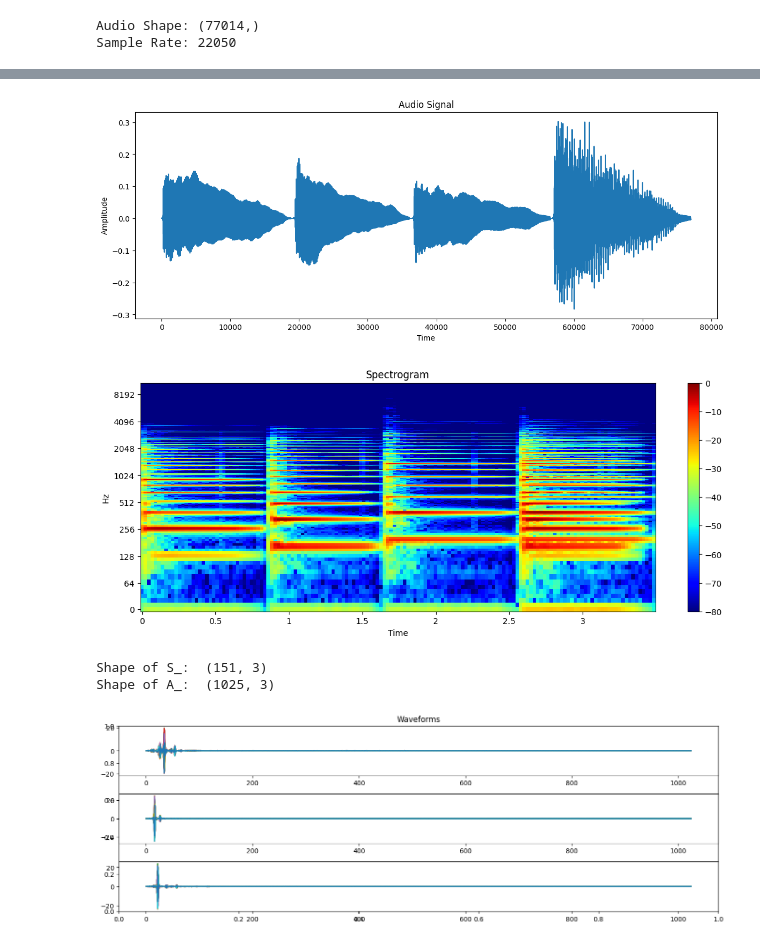
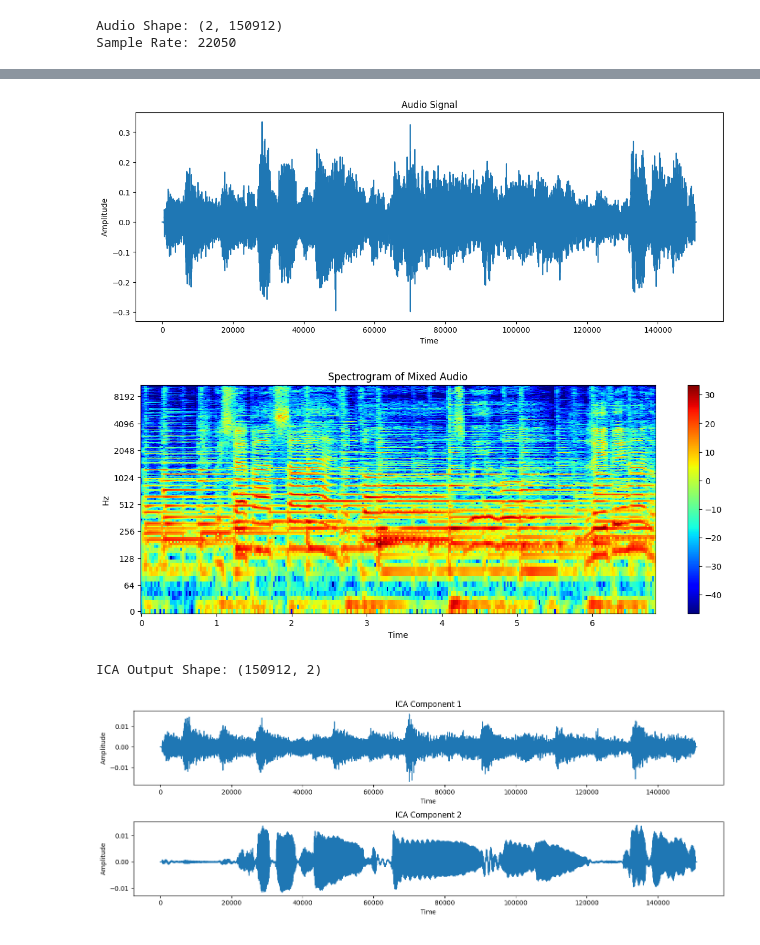
Before and after one commit to alexliebig/UnmaskingTheMelodies, a Jupyter notebook: sharad/ica.ipynb, the cells around one changed output, grey strips where cells are left out. Saved outputs shown, nothing was run; the diff lists cells and outputs as text; code cells hidden in the pictures.

```diff
--- a/sharad/ica.ipynb
+++ b/sharad/ica.ipynb
@@ -11,26 +9,30 @@ from scipy.signal import butter, filtfilt
 import warnings
 warnings.filterwarnings('ignore')
 # %%
-filename = '../SampleWavFiles/piano_mix.wav'
-audio, sr = librosa.load(filename)
-num_sources = 3
+filename = '../SampleWavFiles/combined.wav'
+
+# Load the audio file
+audio, sr = librosa.load(filename, mono=False)
+num_sources = 2
 
 print('Audio Shape:', audio.shape)
 print('Sample Rate:', sr)
 # %% [output]
-Audio Shape: (77014,)
+Audio Shape: (2, 150912)
 Sample Rate: 22050
 # %%
 ipd.Audio(audio, rate=sr)
 # %% [output]
 [interactive output not drawn]
 # %%
-# Plot the audio signal
+# Plot the audio
+plotting_audio = np.sum(audio, axis=0)
+
 plt.figure(figsize=(14, 5))
-plt.plot(audio)
+plt.plot(plotting_audio)
 plt.title('Audio Signal')
 plt.xlabel('Time')
 plt.ylabel('Amplitude')
 plt.show()
 # %% [output]
-[figure, old version]
+[figure, new version]
@@ -61,26 +39,11 @@ def butter_bandpass_filter(audio, lowcut, highcut, sr, order=5):
 # %%
-# Plot the spectrogram
-X = librosa.stft(audio)
-Xdb = librosa.amplitude_to_db(abs(X), ref=np.max)
+# Plot the audio file spectrogram
+X = librosa.stft(plotting_audio)
+Xdb = librosa.amplitude_to_db(abs(X))
 plt.figure(figsize=(14, 5))
-librosa.display.specshow(Xdb, sr=sr, x_axis ='time', y_axis='log', cmap= matplotlib.cm.jet)
+librosa.display.specshow(Xdb, sr=sr, x_axis='time', y_axis='log', cmap=matplotlib.cm.jet)
+plt.title('Spectrogram of Mixed Audio')
 plt.colorbar()
-plt.title('Spectrogram')
 plt.show()
 # %% [output]
-[figure, old version]
+[figure, new version]
-# %%
-# Get magnitude and phase of the signal
-mag, phase = librosa.magphase(X)
-
-# Perform ICA
-n_components = num_sources
-ica = FastICA(n_components=n_components)
-S_ = ica.fit_transform(mag.T)
-A_ = ica.mixing_
-
-print('Shape of S_: ', S_.shape)
-print('Shape of A_: ', A_.shape)
-# %% [output]
-Shape of S_:  (151, 3)
-Shape of A_:  (1025, 3)
@@ -87,13 +54,18 @@ Shape of A_:  (1025, 3)
+# %%
+print('ICA Output Shape:', ica_output.shape)
+# %% [output]
+ICA Output Shape: (150912, 2)
 # %%
-# Plot the waveforms
+# plot the ICA output
 plt.figure(figsize=(14, 5))
-plt.title('Waveforms')
-for i in range(n_components):
-    plt.subplot(n_components, 1, i+1)
-    Y = np.zeros_like(X)
-    Y = S[:, i, np.newaxis] * phase
-    plt.plot(Y)
+for i in range(num_sources):
+    plt.subplot(num_sources, 1, i+1)
+    plt.plot(ica_output[:, i])
+    plt.title('ICA Component ' + str(i+1))
+    plt.xlabel('Time')
+    plt.ylabel('Amplitude')
+
 plt.tight_layout()
 plt.show()
 # %% [output]
-[figure, old version]
+[figure, new version]
```
Also changed, not shown: parts of 9 cells of this notebook, 6 other files.
